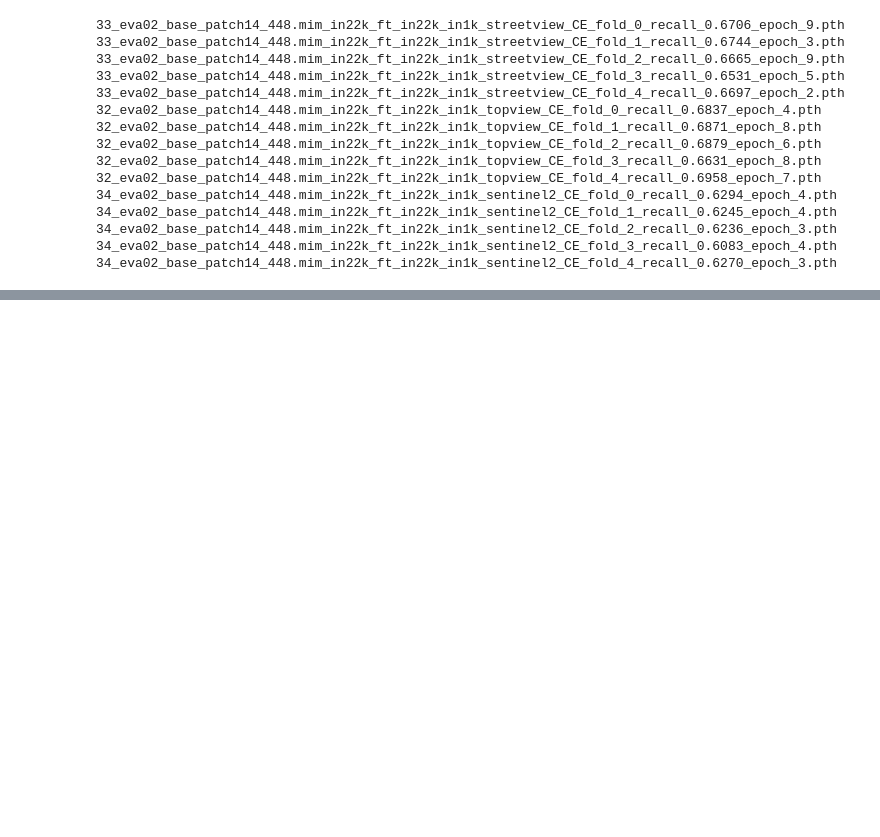
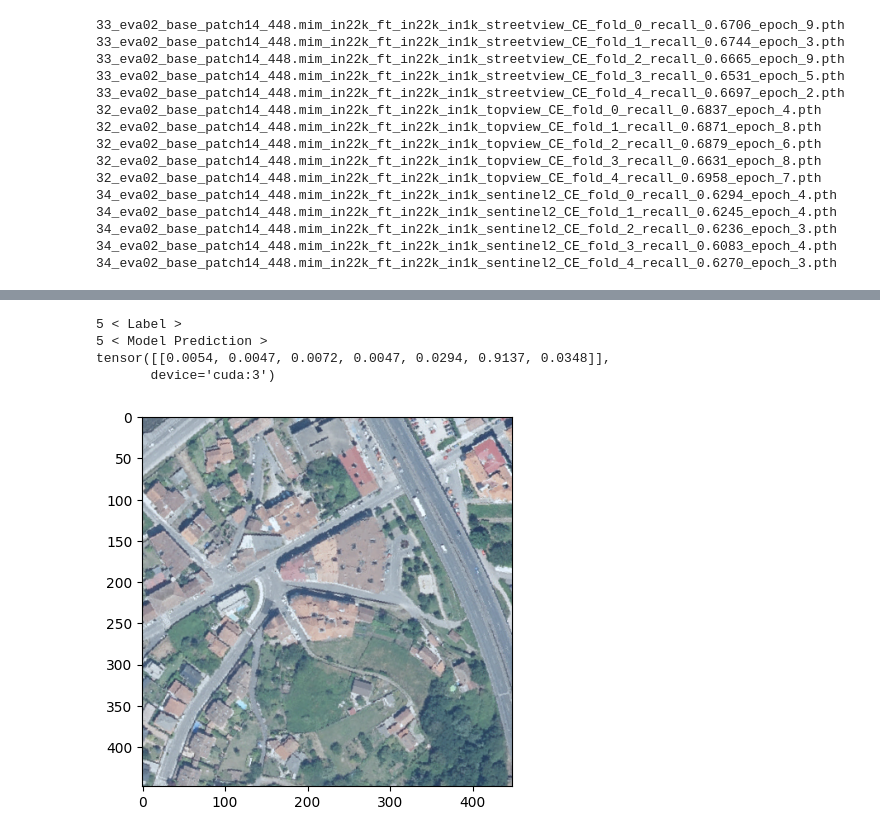
Before and after one commit to jeantirole/Detection_Lab, a Jupyter notebook: 07.Challenge/01.MapYourCity_HuggingFace/05.submit_v4.ipynb, the cells around one changed output, grey strips where cells are left out. Cells and saved outputs as stored; diff of their text form; code cells hidden in the pictures; blank space fills up the shorter version.

```diff
--- a/07.Challenge/01.MapYourCity_HuggingFace/05.submit_v4.ipynb
+++ b/07.Challenge/01.MapYourCity_HuggingFace/05.submit_v4.ipynb
@@ -220,0 +286,3 @@ train_set = map_dataset.Map_Dataset_v7(names_data,train_path,max_size=data_confi
+# %%
+infer_model_(img_torch_2, inference_dict['models'][5],loss_type)
+# %% [output]
@@ -220,0 +290,5 @@ train_set = map_dataset.Map_Dataset_v7(names_data,train_path,max_size=data_confi
+5 < Label >
+5 < Model Prediction >
+tensor([[0.0054, 0.0047, 0.0072, 0.0047, 0.0294, 0.9137, 0.0348]],
+       device='cuda:3')
+[figure, added]
```
Also changed, not shown: parts of 31 cells of this notebook, 15 other files.
